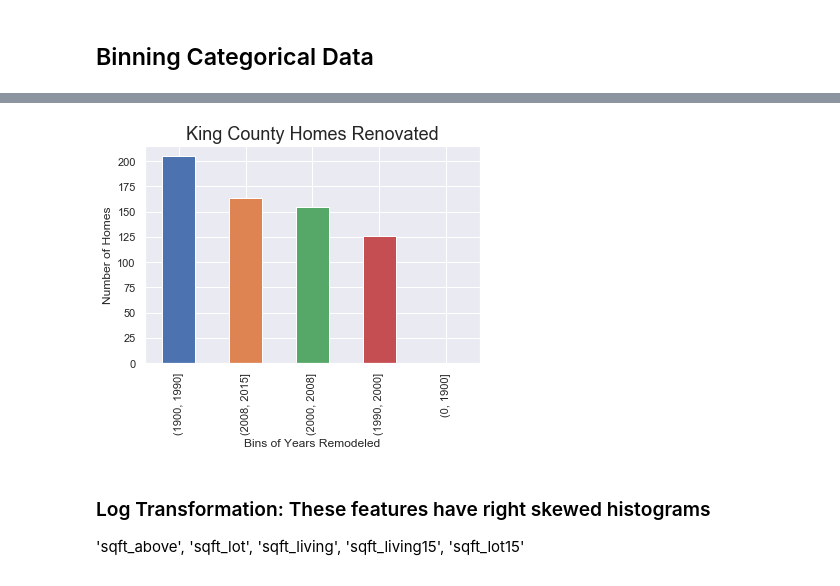
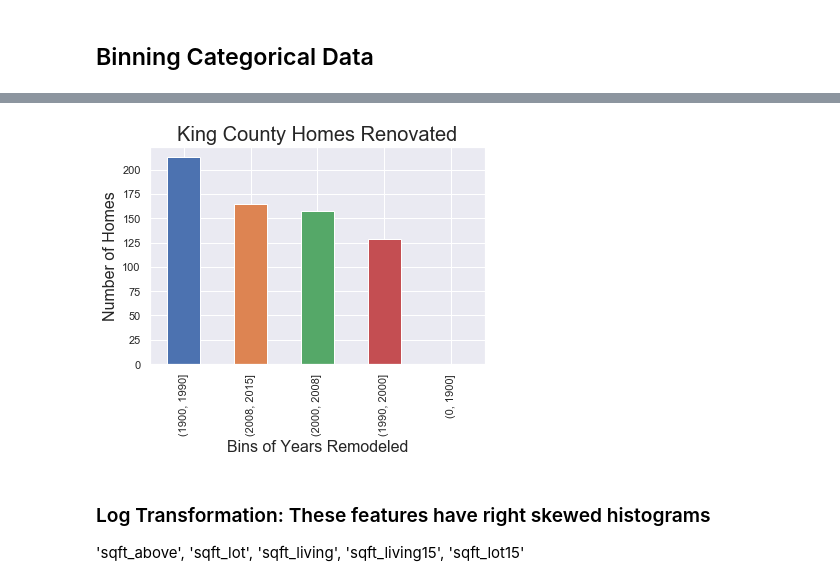
Before and after one commit to twhipple/dsc-v2-mod1-final-project-online-ds-pt-090919, a Jupyter notebook: student.ipynb, the cells around one changed output, grey strips where cells are left out. Cells and saved outputs as stored; diff of their text form; code cells hidden in the pictures.

```diff
--- a/student.ipynb
+++ b/student.ipynb
@@ -302,7 +329,7 @@ len(data.loc[data["sqft_lot"] > 58248])
 # That's a lot of houses!
 # %%
 # Delete all those rows... they are outliers.
-data = data[data.sqft_lot < 58248]
+data = data[data.sqft_lot < 58301.24]
 # %%
 data.sqft_lot.describe()
 # %% [output]
@@ -399,4 +437,4 @@ data.sqft_above.mean()+data.sqft_above.std()*3
 # %%
 # Let's get rid of the outliers
-data = data[data.sqft_living15 < 3926.47]
+data = data[data.sqft_living15 < 3922.01]
 # %%
@@ -444,7 +484,7 @@ len(data.loc[data["sqft_living15"] > 3759.40])
 97
 # %%
 # Let's get rid of the outliers
-data = data[data.sqft_living15 < 3759.40]
+data = data[data.sqft_living15 < 3759.21]
 # %%
 # Let's look at the right skewed histogram - a little better.
 data.sqft_living15.hist()
@@ -477,7 +517,7 @@ len(data.loc[data["sqft_lot15"] > 41121.87])
 311
 # %%
 # Let's get rid of the outliers
-data = data[data.sqft_lot15 < 41121.87]
+data = data[data.sqft_lot15 < 41254.21]
 # %%
 # Still pretty right skewed!  Maybe Log Transformations?  I'll work on that later.
 data.sqft_lot15.hist()
@@ -771,12 +813,12 @@ data.describe()
 # %%
 # I also want to see how they look here.
 bins_yr_renovated.value_counts().plot(kind='bar')
-plt.xlabel('Bins of Years Remodeled')
-plt.ylabel('Number of Homes')
-plt.title("King County Homes Renovated", fontsize=18)
+plt.xlabel('Bins of Years Remodeled', fontsize=16)
+plt.ylabel('Number of Homes', fontsize=16)
+plt.title("King County Homes Renovated", fontsize=20)
 plt.show()
 # %% [output]
-[figure, old version]
+[figure, new version]
 # %% [markdown]
 ### Log Transformation: These features have right skewed histograms
 'sqft_above', 'sqft_lot', 'sqft_living', 'sqft_living15', 'sqft_lot15'
```
Also changed, not shown: parts of 62 cells of this notebook, 2 other files.
